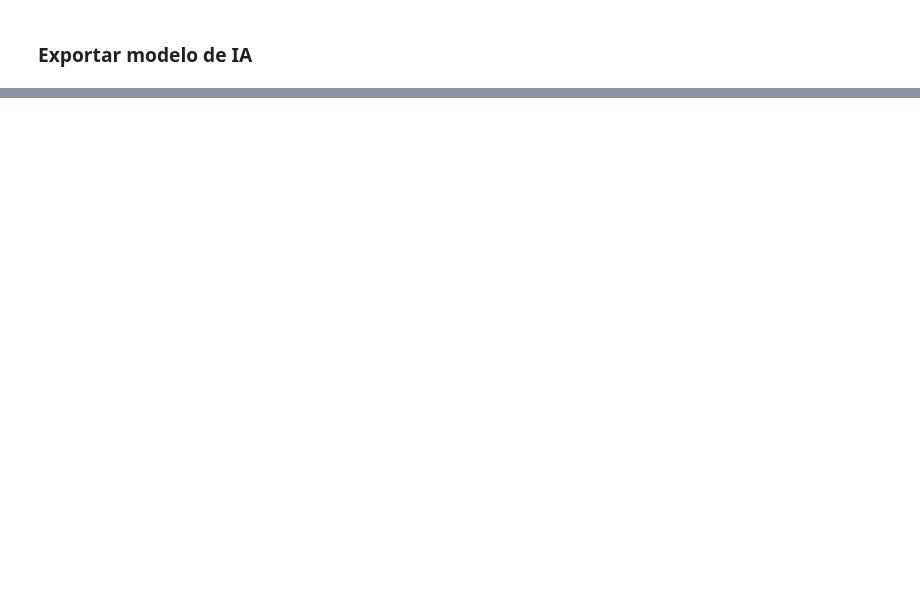
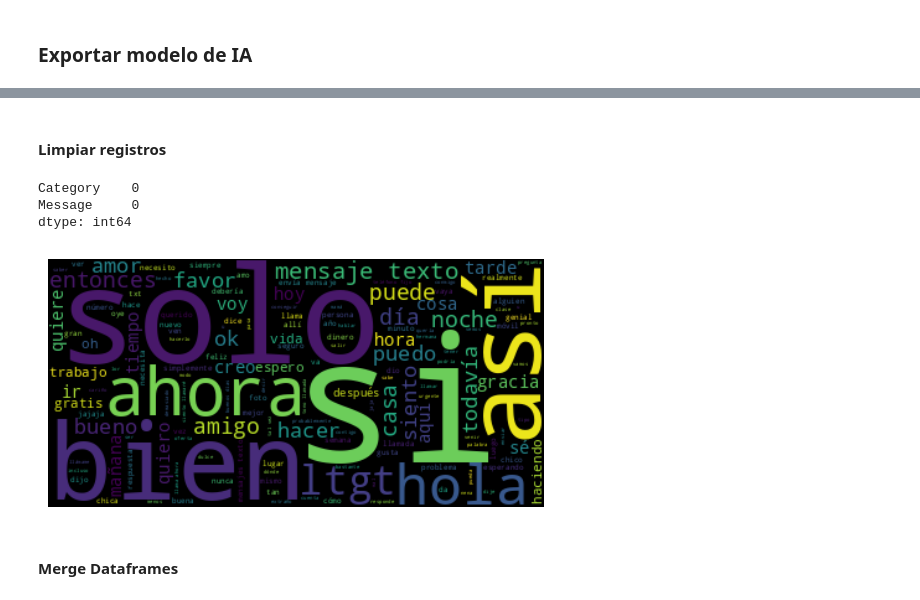
Before and after one commit to Aviles17/Clasificador-Emails-IA, a Jupyter notebook: Tesis_AI_Email.ipynb, the cells around one changed output, grey strips where cells are left out. Drawn from its saved outputs; the diff is of its cells as text; code cells hidden in the pictures; blank space fills up the shorter version.

```diff
--- a/Tesis_AI_Email.ipynb
+++ b/Tesis_AI_Email.ipynb
@@ -643,0 +682,46 @@ with open('Server/Models/cv_params.pkl', 'wb') as f:
+# %%
+from deep_translator import GoogleTranslator
+
+def get_translate_array(word_bag):
+    translate = " ".join(word_bag)
+    translation = GoogleTranslator(source='english', target='spanish').translate(translate)
+    if translation != None:
+        ret_list = translation.split(" ")
+        return ret_list
+    else:
+        return None
+# %%
+df_reloaded['Message'] = df_reloaded['Message'].apply(get_translate_array)
+# %% [markdown]
+#### Limpiar registros
+# %%
+#Eliminar valor nulo
+df_reloaded.dropna(subset = ['Message'], inplace=True)
+# %%
+df_reloaded.isnull().sum()
+# %% [output]
+Category    0
+Message     0
+dtype: int64
+# %%
+#Eliminar stopwords
+def remove_corpus_stopwords(message:list):
+    string = " ".join(message)
+    string = remove_stop_words(string)
+    if string != None:
+        list_str = string.split(" ")
+        return list_str
+    else:
+        return None
+
+
+df_reloaded['Message'] = df_reloaded['Message'].apply(remove_corpus_stopwords)
+# %%
+wordcloud = WordCloud().generate(" ".join(create_string_register(df_reloaded['Message'].tolist())))
+plt.imshow(wordcloud, interpolation='bilinear')
+plt.axis('off')
+plt.show()
+# %% [output]
+[figure, added]
+# %% [markdown]
+#### Merge Dataframes
```
Also changed, not shown: parts of 31 cells of this notebook, 4 other files.
